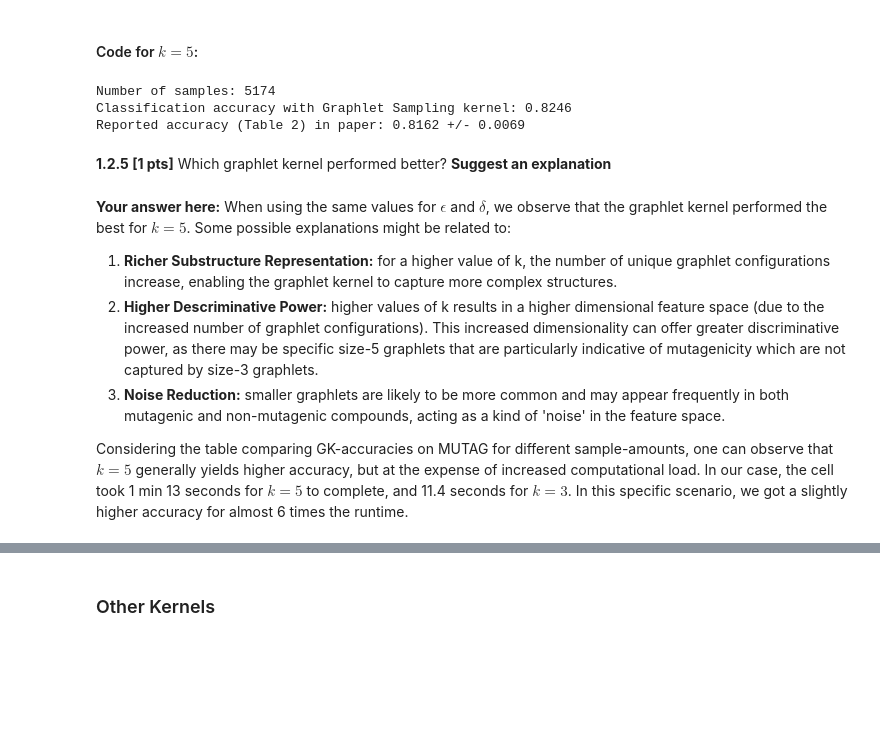
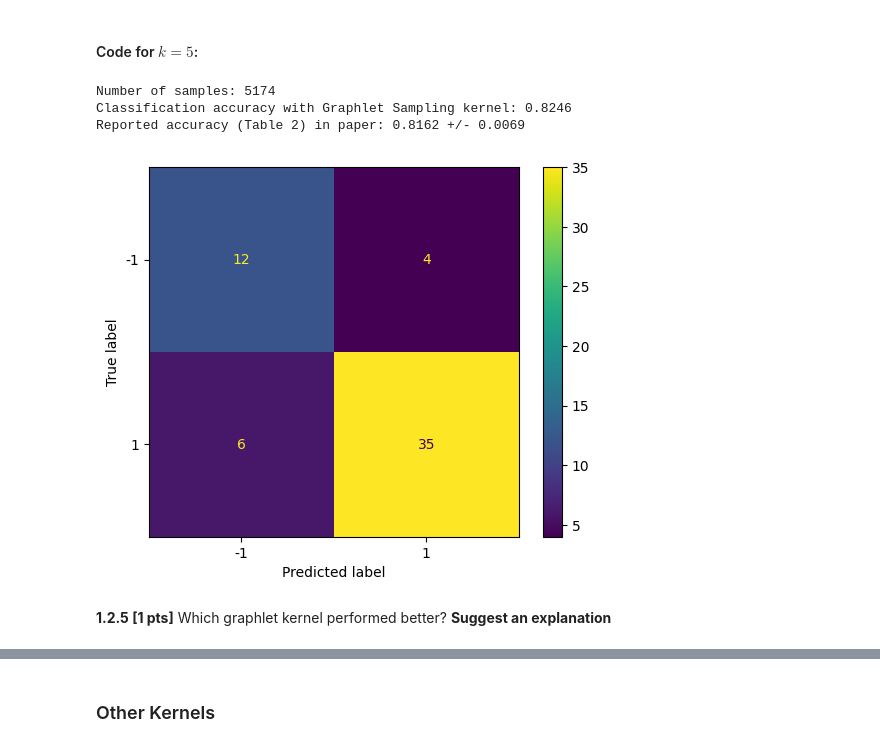
Before and after one commit to kaedejohnson/networkml_epfl_ee452, a Jupyter notebook: nml24_assignment1.ipynb, the cells around one changed output, grey strips where cells are left out. Saved outputs shown, nothing was run; the diff lists cells and outputs as text; code cells hidden in the pictures; blank space fills up the shorter version.

```diff
--- a/nml24_assignment1.ipynb
+++ b/nml24_assignment1.ipynb
@@ -413,52 +419,51 @@ Reported accuracy (Table 2) in paper: 0.7970 +/- 0.0043
 #### Code for $k=5$:
 # %%
 k = 5
-a = 34
+a = 34 # selected based on the a that produces n_samples = 5174 per table 2 in the paper
+N = -1000 # once again, N doesn't matter here
 
 # Your solution here ###########################################################
 
-n_samples = sample_size(k, a, 0.1, 0.1)
+n_samples = sample_size(k, N, a)
 print('Number of samples:', n_samples)
+
 # ^^^^^^^^^^^^^^^^^^^^^^^^^^^^^^^^^^^^^^^^^^^^^^^^^^^^^^^^^^^^^^^^^^^^^^^^^^^^^^
 
 graphlet_kernel = GraphKernel(kernel={"name": "graphlet_sampling", "k": k, "sampling": {"n_samples": n_samples}}, normalize=True, random_state=seed)
 
 # Convert networkX graphs to grakel
 G_train_gk = graph_from_networkx(G_train)
 G_test_gk = graph_from_networkx(G_test)
 
 
 # Your solution here ###########################################################
 
 K_train = graphlet_kernel.fit_transform(G_train_gk)
 K_test = graphlet_kernel.transform(G_test_gk)
 
 # Train a classifier on the training set
 clf = SVC(kernel='precomputed', random_state=seed)
 clf.fit(K_train, y_train)
 
-
 # ^^^^^^^^^^^^^^^^^^^^^^^^^^^^^^^^^^^^^^^^^^^^^^^^^^^^^^^^^^^^^^^^^^^^^^^^^^^^^^
-
 
 # Predict the labels of the test set
 y_pred = clf.predict(K_test)
 
 # Calculate the accuracy of the predictions
 accuracy = accuracy_score(y_test, y_pred)
 print(f"Classification accuracy with Graphlet Sampling kernel: {accuracy:.4f}")
 print(f'Reported accuracy (Table 2) in paper: 0.8162 +/- 0.0069')
+
+# Confusion matrix (added by students)
+cm = metrics.confusion_matrix(y_pred, y_test, labels=[-1,1])
+disp = metrics.ConfusionMatrixDisplay(confusion_matrix=cm, display_labels=classifier.classes_)
+disp.plot()
+plt.show()
 # %% [output]
 Number of samples: 5174
 Classification accuracy with Graphlet Sampling kernel: 0.8246
 Reported accuracy (Table 2) in paper: 0.8162 +/- 0.0069
+[figure, added]
 # %% [markdown]
 **1.2.5 [1 pts]** Which graphlet kernel performed better? **Suggest an explanation**
-# %% [markdown]
-**Your answer here:**
-When using the same values for $\epsilon$ and $\delta$, we observe that the graphlet kernel performed the best for $k=5$. Some possible explanations might be related to:
-1. **Richer Substructure Representation:** for a higher value of k, the number of unique graphlet configurations increase, enabling the graphlet kernel to capture more complex structures.
-2. **Higher Descriminative Power:** higher values of k results in a higher dimensional feature space (due to the increased number of graphlet configurations). This increased dimensionality can offer greater discriminative power, as there may be specific size-5 graphlets that are particularly indicative of mutagenicity which are not captured by size-3 graphlets.
-3. **Noise Reduction:** smaller graphlets are likely to be more common and may appear frequently in both mutagenic and non-mutagenic compounds, acting as a kind of 'noise' in the feature space.
-
-Considering the table comparing GK-accuracies on MUTAG for different sample-amounts, one can observe that $k=5$ generally yields higher accuracy, but at the expense of increased computational load. In our case, the cell took 1 min 13 seconds for $k=5$ to complete, and 11.4 seconds for $k=3$. In this specific scenario, we got a slightly higher accuracy for almost 6 times the runtime.
```
Also changed, not shown: parts of 17 cells of this notebook.
